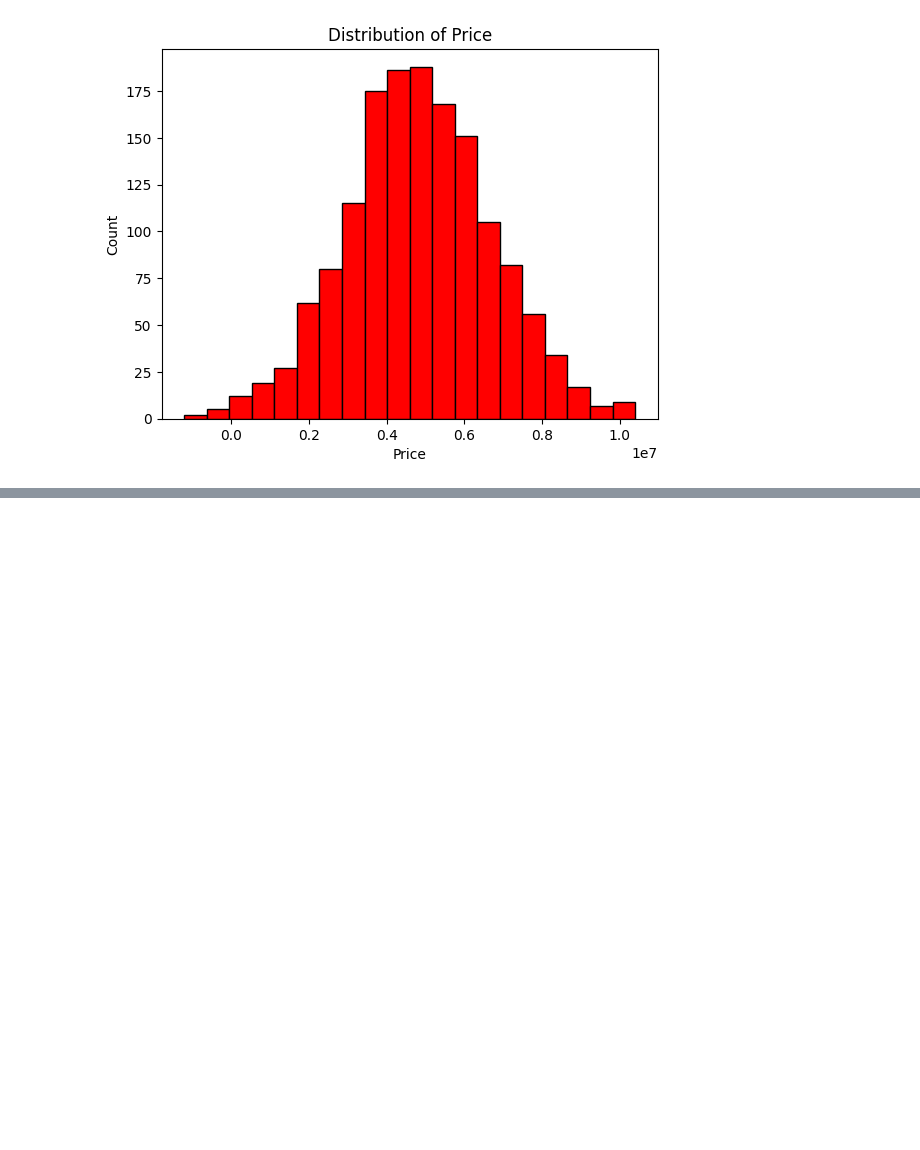
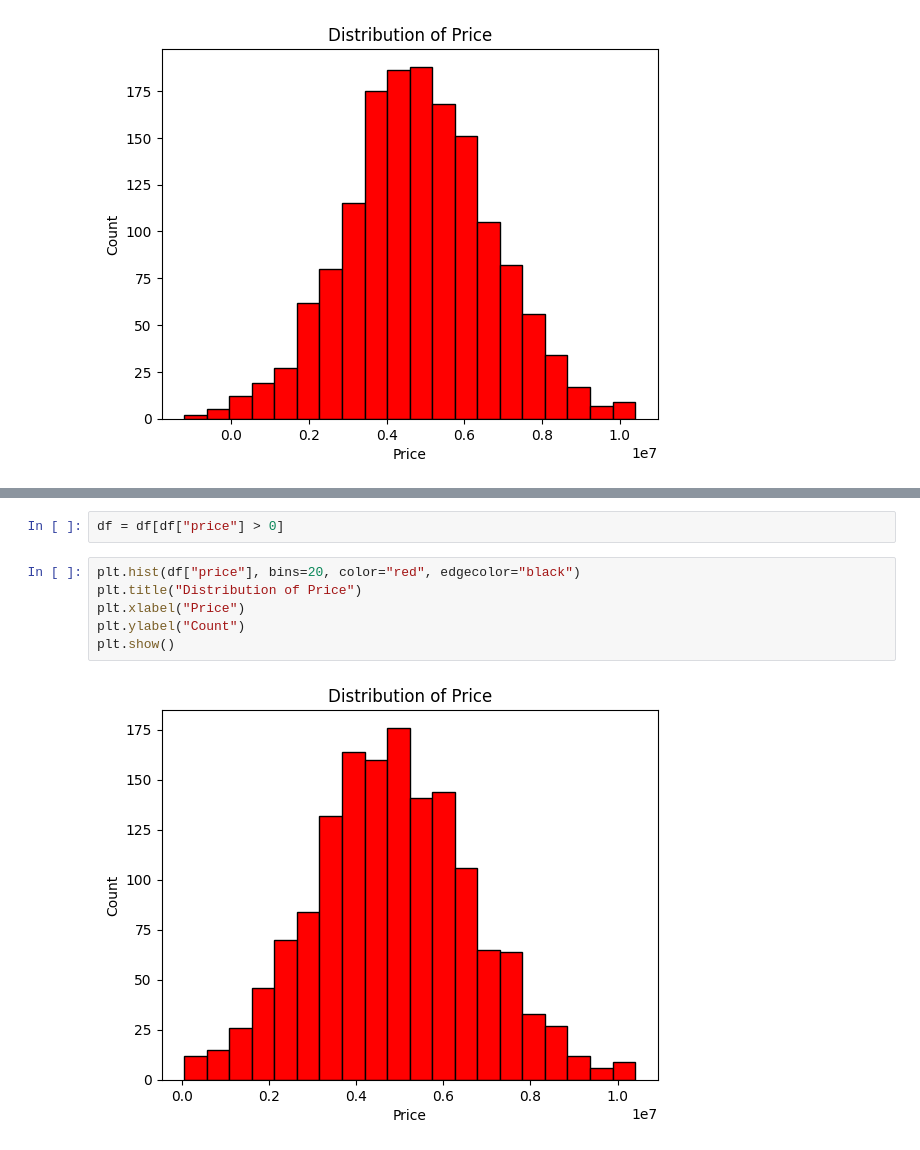
Before and after one commit to halchemylab/Housing-Prices-Machine-Learning-Project, a Jupyter notebook: analysis.ipynb, the cells around one changed output, grey strips where cells are left out. Drawn from its saved outputs; the diff is of its cells as text; blank space fills up the shorter version.

```diff
--- a/analysis.ipynb
+++ b/analysis.ipynb
@@ -78,0 +96,10 @@ plt.show()
+# %%
+df = df[df["price"] > 0]
+# %%
+plt.hist(df["price"], bins=20, color="red", edgecolor="black")
+plt.title("Distribution of Price")
+plt.xlabel("Price")
+plt.ylabel("Count")
+plt.show()
+# %% [output]
+[figure, added]
```
Also changed, not shown: parts of 13 cells of this notebook.
